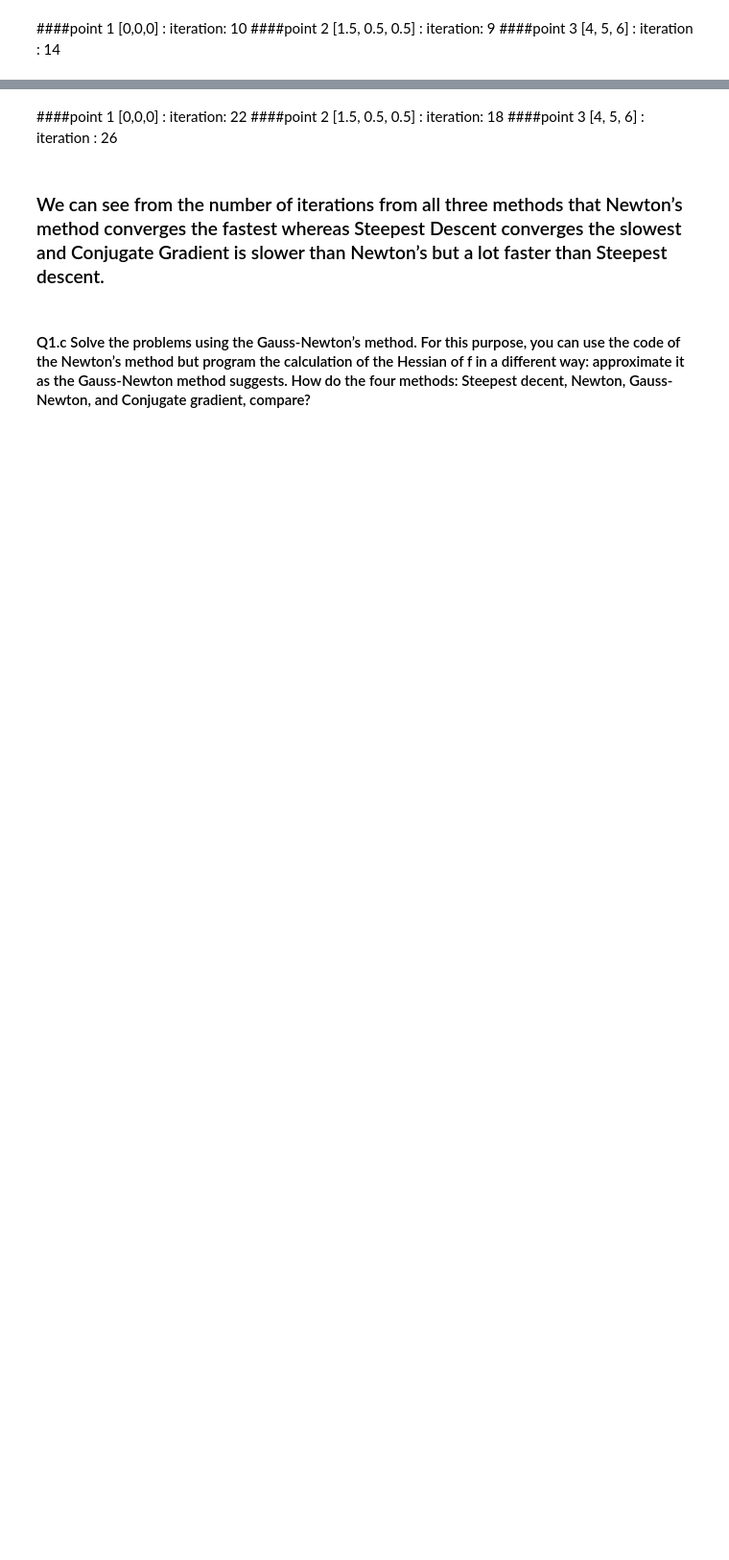
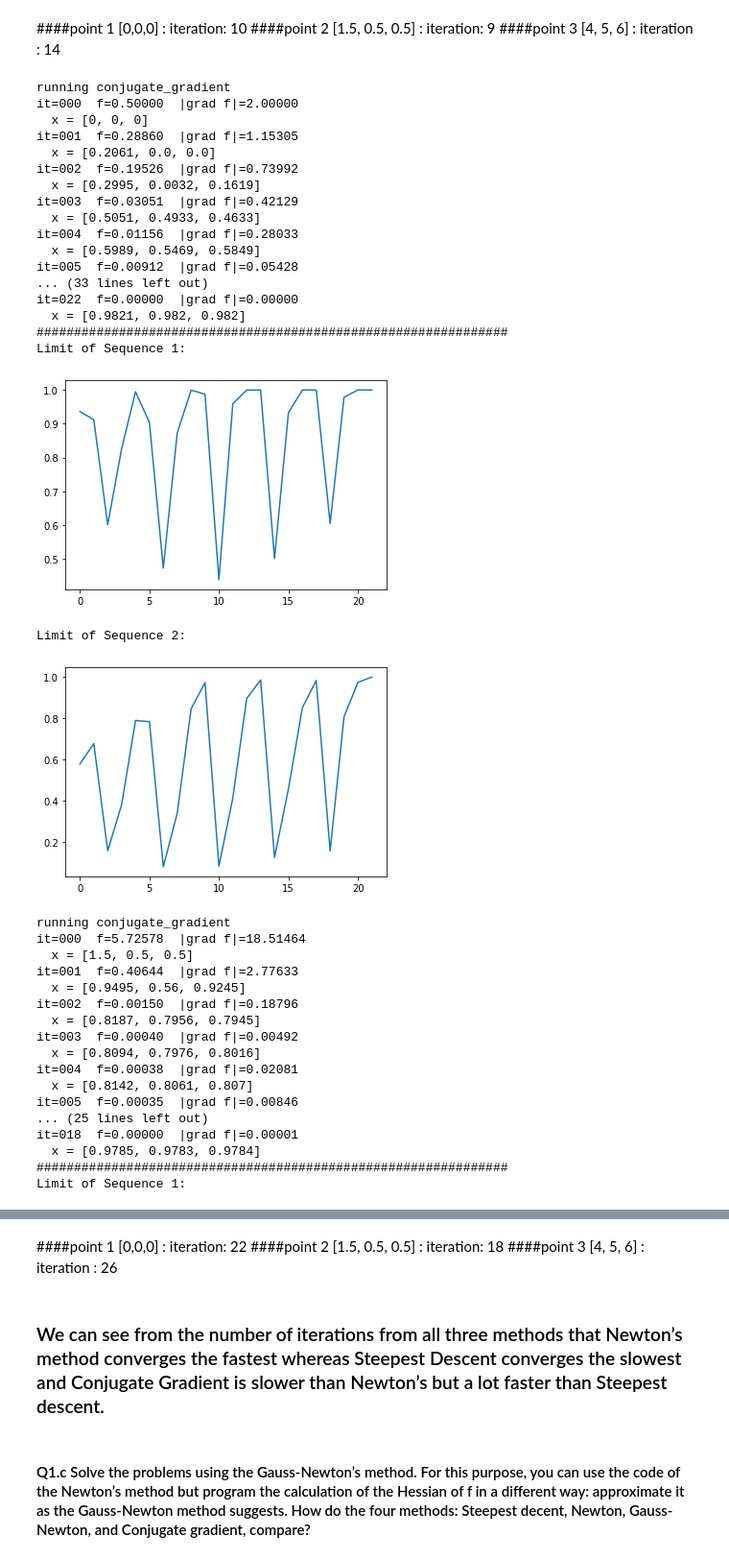
Before and after one commit to Sanjanathakal/MA630, a Jupyter notebook: MA630_Assignmet5.ipynb, the cells around one changed output, grey strips where cells are left out. Shown at 96% size. Saved outputs shown, nothing was run; the diff lists cells and outputs as text; code cells hidden in the pictures; blank space fills up the shorter version.

```diff
--- a/MA630_Assignmet5.ipynb
+++ b/MA630_Assignmet5.ipynb
@@ -447,40 +575,80 @@ if __name__ == "__main__":
 
 METHOD_DICT = {'conjugate_gradient': conjugate_gradient
 }
 def main():
     point_trajectories = []
     y = [[0,0,0], [1.5,0.5,0.5],[4,5,6]]
     step_size = 1.0
     max_iter = 30000
     tolerance = 1E-5
-    seq1 = []
-    seq2 = []
+
+    x_hat = [1,1,1]
+    fn_val, fn_grad, fn_hess = banana(x_hat,3)
     for i in range(0,len(y)):
+      seq1 = []
+      seq2 = []
       for name, func in METHOD_DICT.items():
         print(f'running {name}')
         path = func(banana, y[i], step_size, max_iter, tolerance)
-        # plot_path(banana, pd.DataFrame(path))
         point_trajectories += [path]
         print('###############################################################')
 
-      x_hat = [1,1,1]
-      fn_val, fn_grad, fn_hess = banana(x_hat,3)
-      for p in range(len(point_trajectories[0])-1):
-        num = point_trajectories[0][p+1] - x_hat
-        den = point_trajectories[0][p] - x_hat
+      for p in range(len(point_trajectories[i])-1):
+        num = point_trajectories[i][p+1] - x_hat
+        den = point_trajectories[i][p] - x_hat
         seq1.append(np.linalg.norm(num) / np.linalg.norm(den))
-        x1 = np.array(point_trajectories[0][p+1])
-        x2 = np.array(point_trajectories[0][p])
+
+        x1 = np.array(point_trajectories[i][p+1])
+        x2 = np.array(point_trajectories[i][p])
         val1, g1, h1 = banana(x1,3)
         val2, g2, h2 = banana(x2,3)
         seq2.append((val1 - fn_val) / (val2 - fn_val))
+
 
       print("Limit of Sequence 1: ")
       plt.plot(seq1)
       plt.show()
       print("Limit of Sequence 2: ")
       plt.plot(seq2)
       plt.show()
 
 if __name__ == "__main__":
     sys.exit(main())
+# %% [output]
+running conjugate_gradient
+it=000  f=0.50000  |grad f|=2.00000
+  x = [0, 0, 0]
+it=001  f=0.28860  |grad f|=1.15305
+  x = [0.2061, 0.0, 0.0]
+it=002  f=0.19526  |grad f|=0.73992
+  x = [0.2995, 0.0032, 0.1619]
+it=003  f=0.03051  |grad f|=0.42129
+  x = [0.5051, 0.4933, 0.4633]
+it=004  f=0.01156  |grad f|=0.28033
+  x = [0.5989, 0.5469, 0.5849]
+it=005  f=0.00912  |grad f|=0.05428
+... (33 lines left out)
+it=022  f=0.00000  |grad f|=0.00000
+  x = [0.9821, 0.982, 0.982]
+###############################################################
+Limit of Sequence 1:
+[figure, added]
+Limit of Sequence 2:
+[figure, added]
+running conjugate_gradient
+it=000  f=5.72578  |grad f|=18.51464
+  x = [1.5, 0.5, 0.5]
+it=001  f=0.40644  |grad f|=2.77633
+  x = [0.9495, 0.56, 0.9245]
+it=002  f=0.00150  |grad f|=0.18796
+  x = [0.8187, 0.7956, 0.7945]
+it=003  f=0.00040  |grad f|=0.00492
+  x = [0.8094, 0.7976, 0.8016]
+it=004  f=0.00038  |grad f|=0.02081
+  x = [0.8142, 0.8061, 0.807]
+it=005  f=0.00035  |grad f|=0.00846
+... (25 lines left out)
+it=018  f=0.00000  |grad f|=0.00001
+  x = [0.9785, 0.9783, 0.9784]
+###############################################################
+Limit of Sequence 1:
```
Also changed, not shown: parts of 5 cells of this notebook.
